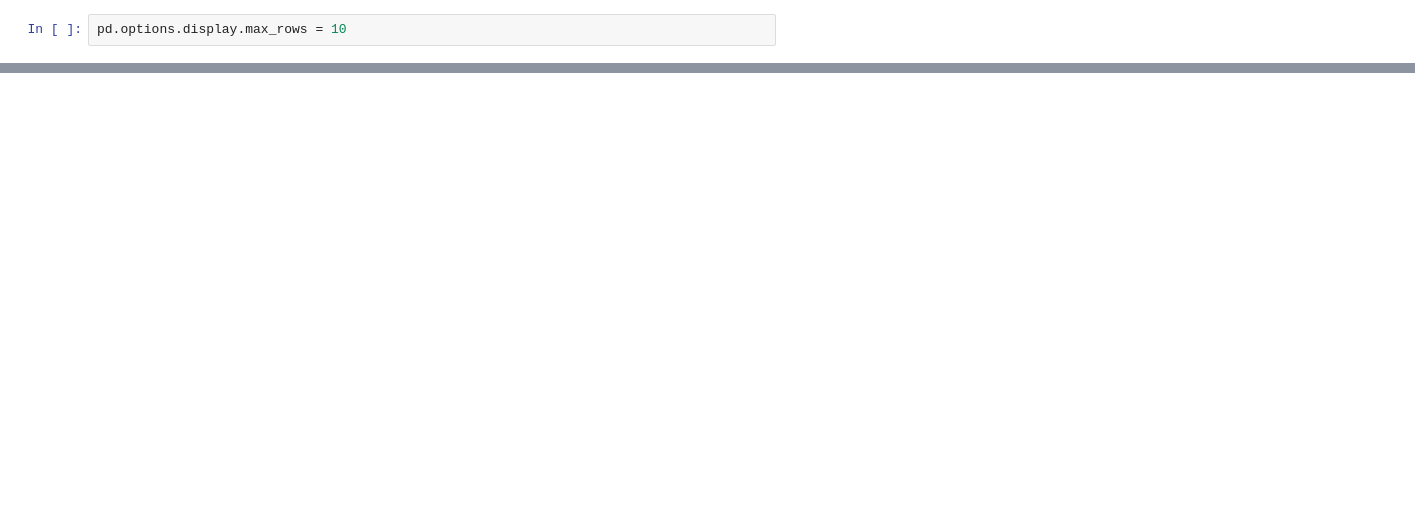
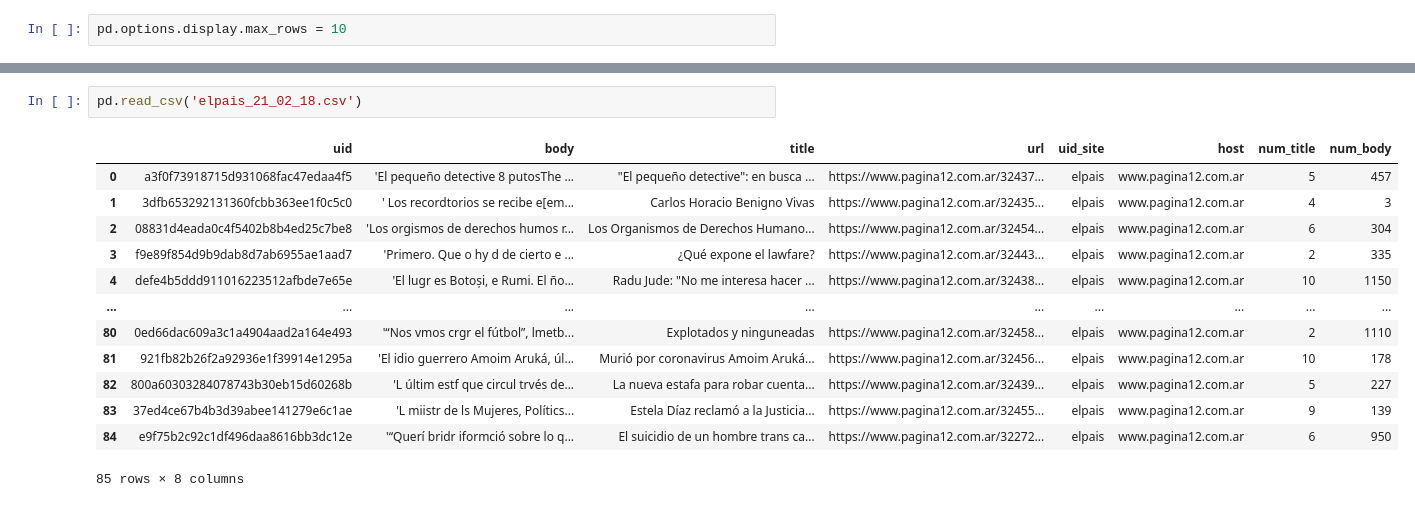
Before and after one commit to Cesarppz/Linux, a Jupyter notebook: code/python/ingenieria_de_datos/data_I.ipynb, the cells around one changed output, grey strips where cells are left out. Cells and saved outputs as stored; diff of their text form; blank space fills up the shorter version.

```diff
--- a/code/python/ingenieria_de_datos/data_I.ipynb
+++ b/code/python/ingenieria_de_datos/data_I.ipynb
@@ -118,0 +359,16 @@ array([[0.79472249, 0.14391197, 0.06533653],
+# %%
+pd.read_csv('elpais_21_02_18.csv')
+# %% [output]
+|  | uid | body | title | url | uid_site | host | num_title | num_body |
+| 0 | a3f0f73918715d931068fac47edaa4f5 | 'El pequeño detective 8 putosThe ... | "El pequeño detective": en busca ... | https://www.pagina12.com.ar/32437... | elpais | www.pagina12.com.ar | 5 | 457 |
+| 1 | 3dfb653292131360fcbb363ee1f0c5c0 | ' Los recordtorios se recibe e[em... | Carlos Horacio Benigno Vivas | https://www.pagina12.com.ar/32435... | elpais | www.pagina12.com.ar | 4 | 3 |
+| 2 | 08831d4eada0c4f5402b8b4ed25c7be8 | 'Los orgismos de derechos humos r... | Los Organismos de Derechos Humano... | https://www.pagina12.com.ar/32454... | elpais | www.pagina12.com.ar | 6 | 304 |
+| 3 | f9e89f854d9b9dab8d7ab6955ae1aad7 | 'Primero. Que o hy d de cierto e ... | ¿Qué expone el lawfare? | https://www.pagina12.com.ar/32443... | elpais | www.pagina12.com.ar | 2 | 335 |
+| 4 | defe4b5ddd911016223512afbde7e65e | 'El lugr es Botoși, e Rumi. El ño... | Radu Jude: "No me interesa hacer ... | https://www.pagina12.com.ar/32438... | elpais | www.pagina12.com.ar | 10 | 1150 |
+| ... | ... | ... | ... | ... | ... | ... | ... | ... |
+| 80 | 0ed66dac609a3c1a4904aad2a164e493 | '“Nos vmos crgr el fútbol”, lmetb... | Explotados y ninguneadas | https://www.pagina12.com.ar/32458... | elpais | www.pagina12.com.ar | 2 | 1110 |
+| 81 | 921fb82b26f2a92936e1f39914e1295a | 'El idio guerrero Amoim Aruká, úl... | Murió por coronavirus Amoim Aruká... | https://www.pagina12.com.ar/32456... | elpais | www.pagina12.com.ar | 10 | 178 |
+| 82 | 800a60303284078743b30eb15d60268b | 'L últim estf que circul trvés de... | La nueva estafa para robar cuenta... | https://www.pagina12.com.ar/32439... | elpais | www.pagina12.com.ar | 5 | 227 |
+| 83 | 37ed4ce67b4b3d39abee141279e6c1ae | 'L miistr de ls Mujeres, Polítics... | Estela Díaz reclamó a la Justicia... | https://www.pagina12.com.ar/32455... | elpais | www.pagina12.com.ar | 9 | 139 |
+| 84 | e9f75b2c92c1df496daa8616bb3dc12e | '“Querí bridr iformció sobre lo q... | El suicidio de un hombre trans ca... | https://www.pagina12.com.ar/32272... | elpais | www.pagina12.com.ar | 6 | 950 |
+85 rows × 8 columns
```
Also changed, not shown: parts of 59 cells of this notebook, 2 other files.
